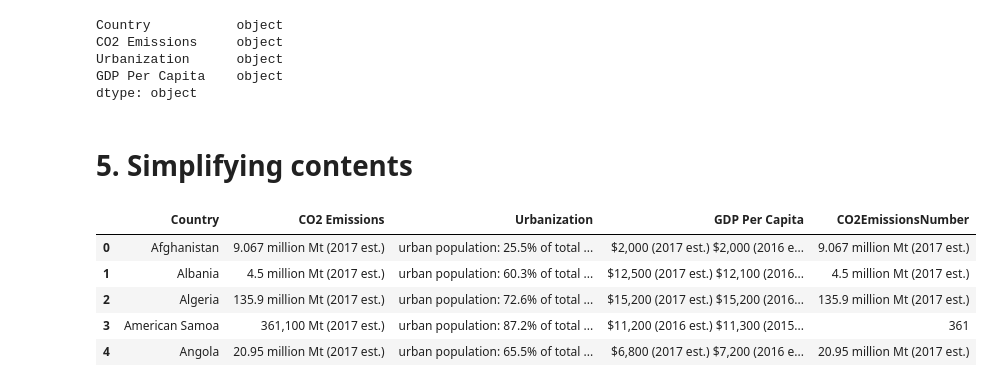
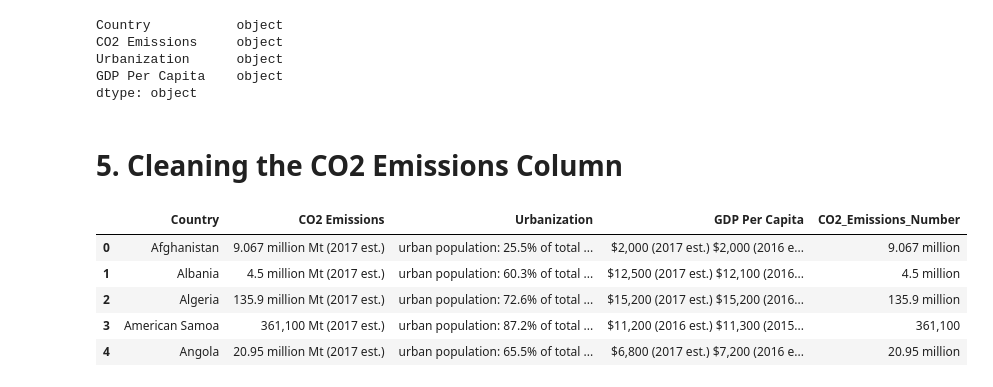
Before and after one commit to ngoodby/Final_Project_Nat, a Jupyter notebook: Nat Data Scraping and Cleaning.ipynb, the cells around one changed output. Saved outputs shown, nothing was run; the diff lists cells and outputs as text; code cells hidden in the pictures.

```diff
--- a/Nat Data Scraping and Cleaning.ipynb
+++ b/Nat Data Scraping and Cleaning.ipynb
@@ -122,21 +122,21 @@ CO2 Emissions     object
 Urbanization      object
 GDP Per Capita    object
 dtype: object
-# %% [markdown]
-# 5. Simplifying contents
+# %% [markdown]
+# 5. Cleaning the CO2 Emissions Column
 # %%
-#Saving every first element for each element in the column:
-emissionsnumber=[element.split(',')[0] for element in data.iloc[:,1]]
+#Split values after million
+emissionsnumber=[element.split(' Mt')[0] for element in data.iloc[:,1]]
 
 #Making the above list a new column:
-data=data.assign(CO2EmissionsNumber=emissionsnumber)
+data=data.assign(CO2_Emissions_Number=emissionsnumber)
 
-#Checking:
+#Checking
 data.head()
 # %% [output]
-|  | Country | CO2 Emissions | Urbanization | GDP Per Capita | CO2EmissionsNumber |
-| 0 | Afghanistan | 9.067 million Mt (2017 est.) | urban population: 25.5% of total ... | $2,000 (2017 est.) $2,000 (2016 e... | 9.067 million Mt (2017 est.) |
-| 1 | Albania | 4.5 million Mt (2017 est.) | urban population: 60.3% of total ... | $12,500 (2017 est.) $12,100 (2016... | 4.5 million Mt (2017 est.) |
-| 2 | Algeria | 135.9 million Mt (2017 est.) | urban population: 72.6% of total ... | $15,200 (2017 est.) $15,200 (2016... | 135.9 million Mt (2017 est.) |
-| 3 | American Samoa | 361,100 Mt (2017 est.) | urban population: 87.2% of total ... | $11,200 (2016 est.) $11,300 (2015... | 361 |
-| 4 | Angola | 20.95 million Mt (2017 est.) | urban population: 65.5% of total ... | $6,800 (2017 est.) $7,200 (2016 e... | 20.95 million Mt (2017 est.) |
+|  | Country | CO2 Emissions | Urbanization | GDP Per Capita | CO2_Emissions_Number |
+| 0 | Afghanistan | 9.067 million Mt (2017 est.) | urban population: 25.5% of total ... | $2,000 (2017 est.) $2,000 (2016 e... | 9.067 million |
+| 1 | Albania | 4.5 million Mt (2017 est.) | urban population: 60.3% of total ... | $12,500 (2017 est.) $12,100 (2016... | 4.5 million |
+| 2 | Algeria | 135.9 million Mt (2017 est.) | urban population: 72.6% of total ... | $15,200 (2017 est.) $15,200 (2016... | 135.9 million |
+| 3 | American Samoa | 361,100 Mt (2017 est.) | urban population: 87.2% of total ... | $11,200 (2016 est.) $11,300 (2015... | 361,100 |
+| 4 | Angola | 20.95 million Mt (2017 est.) | urban population: 65.5% of total ... | $6,800 (2017 est.) $7,200 (2016 e... | 20.95 million |
```
Also changed, not shown: parts of 44 cells of this notebook, 1 other file.
